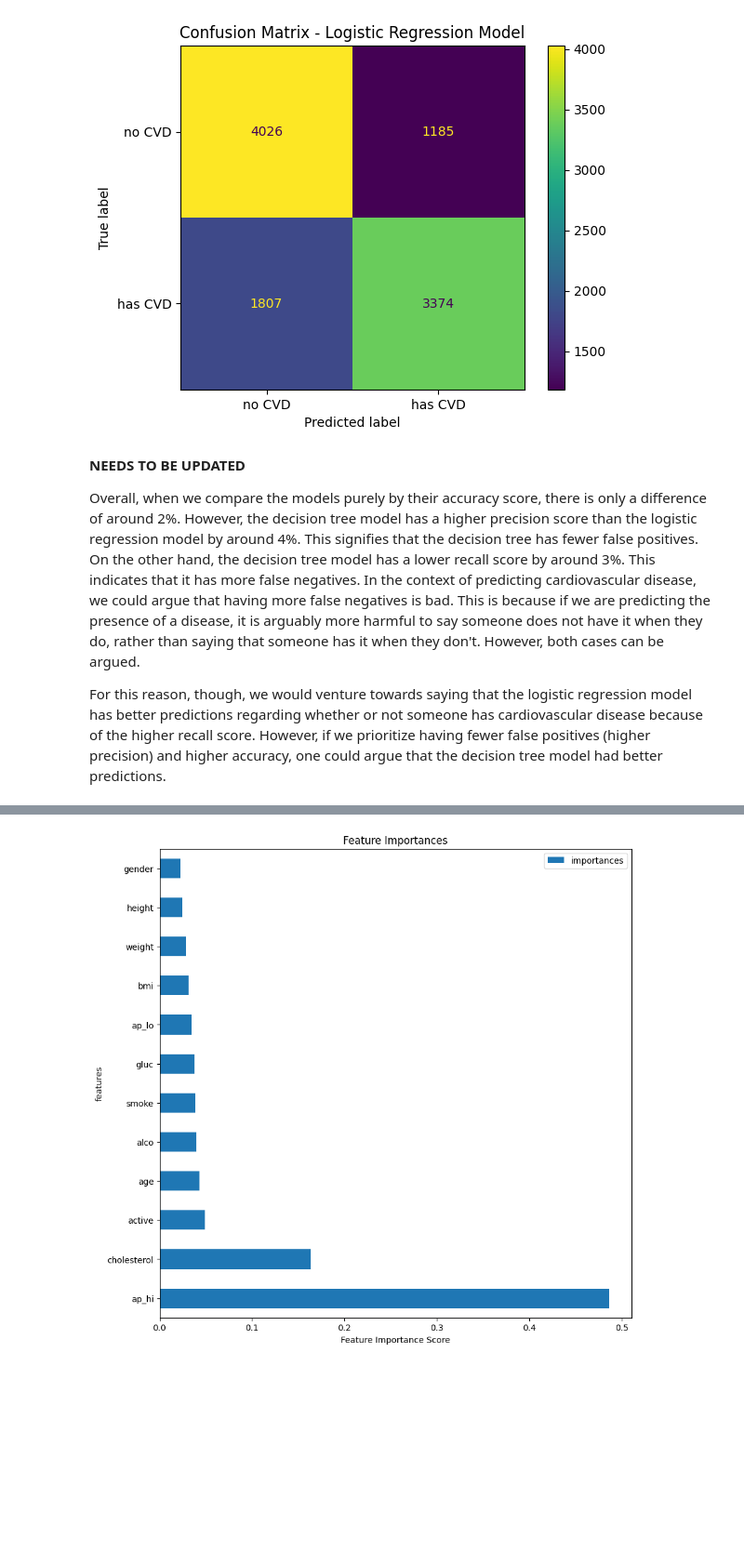
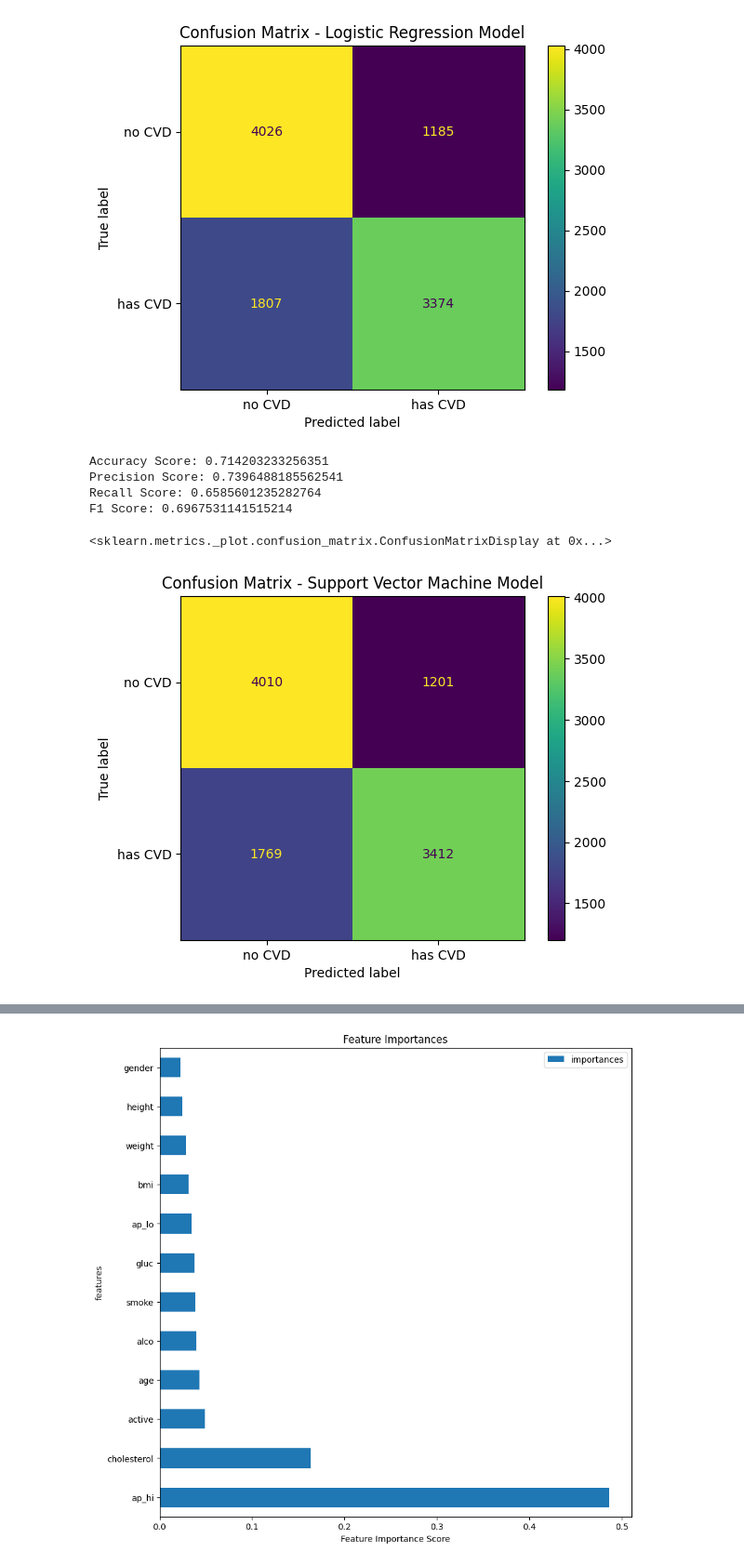
Before and after one commit to henrybliu/Predicting-Cardiovascular-Disease, a Jupyter notebook: predictingCVD.ipynb, the cells around one changed output, grey strips where cells are left out. Shown at 93% size. Saved outputs shown, nothing was run; the diff lists cells and outputs as text; code cells hidden in the pictures; blank space fills up the shorter version.

Commit message:
added all models and analysis

```diff
--- a/predictingCVD.ipynb
+++ b/predictingCVD.ipynb
@@ -469,0 +461,16 @@ The logistic regression model achieved a testing accuracy of 71.20%, indicating
+# %%
+# Support Vector Machine (SVM)
+# Making pipeline and fitting it on training set
+pl_svm = Pipeline([
+    ('preprocessor', preproc),
+    ('svm', svm.SVC()),
+])
+pl_svm.fit(X_train, y_train)
+
+# Getting the accuracy of the training and testing set
+training_prediction_svm = pl_svm.predict(X_train)
+testing_prediction_svm = pl_svm.predict(X_test)
+training_accuracy_svm = metrics.accuracy_score(training_prediction_svm, y_train)
+testing_accuracy_svm = metrics.accuracy_score(testing_prediction_svm, y_test)
+print(f'Training accuracy: {training_accuracy_svm}')
+print(f'Testing accuracy: {testing_accuracy_svm}')
@@ -515,9 +611,27 @@ Recall Score: 0.6512256321173518
 F1 Score: 0.6928131416837783
 <sklearn.metrics._plot.confusion_matrix.ConfusionMatrixDisplay at 0x...>
 [figure]
-# %% [markdown]
-**NEEDS TO BE UPDATED**
-
-Overall, when we compare the models purely by their accuracy score, there is only a difference of around 2%. However, the decision tree model has a higher precision score than the logistic regression model by around 4%. This signifies that the decision tree has fewer false positives. On the other hand, the decision tree model has a lower recall score by around 3%. This indicates that it has more false negatives. In the context of predicting cardiovascular disease, we could argue that having more false negatives is bad. This is because if we are predicting the presence of a disease, it is arguably more harmful to say someone does not have it when they do, rather than saying that someone has it when they don't. However, both cases can be argued.
-
-For this reason, though, we would venture towards saying that the logistic regression model has better predictions regarding whether or not someone has cardiovascular disease because of the higher recall score. However, if we prioritize having fewer false positives (higher precision) and higher accuracy, one could argue that the decision tree model had better predictions.
+# %%
+# Confusion matrix for Support Vector Machine Model
+display_labels = ['no CVD', 'has CVD']
+svm_confusion_matrix = ConfusionMatrixDisplay.from_estimator(pl_svm, X_test, y_test, display_labels=display_labels)
+
+svm_accuracy = accuracy_score(y_test, testing_prediction_svm)
+svm_precision = precision_score(y_test, testing_prediction_svm, pos_label=1)
+svm_recall = recall_score(y_test, testing_prediction_svm, pos_label=1)
+svm_f1 = f1_score(y_test, testing_prediction_svm, pos_label=1)
+svm_confusion_matrix.ax_.set_title('Confusion Matrix - Support Vector Machine Model')
+
+print(f'Accuracy Score: {svm_accuracy}')
+print(f'Precision Score: {svm_precision}')
+print(f'Recall Score: {svm_recall}')
+print(f'F1 Score: {svm_f1}')
+
+svm_confusion_matrix
+# %% [output]
+Accuracy Score: 0.714203233256351
+Precision Score: 0.7396488185562541
+Recall Score: 0.6585601235282764
+F1 Score: 0.6967531141515214
+<sklearn.metrics._plot.confusion_matrix.ConfusionMatrixDisplay at 0x...>
+[figure, added]
```
Also changed, not shown: parts of 28 cells of this notebook, 1 other file.
